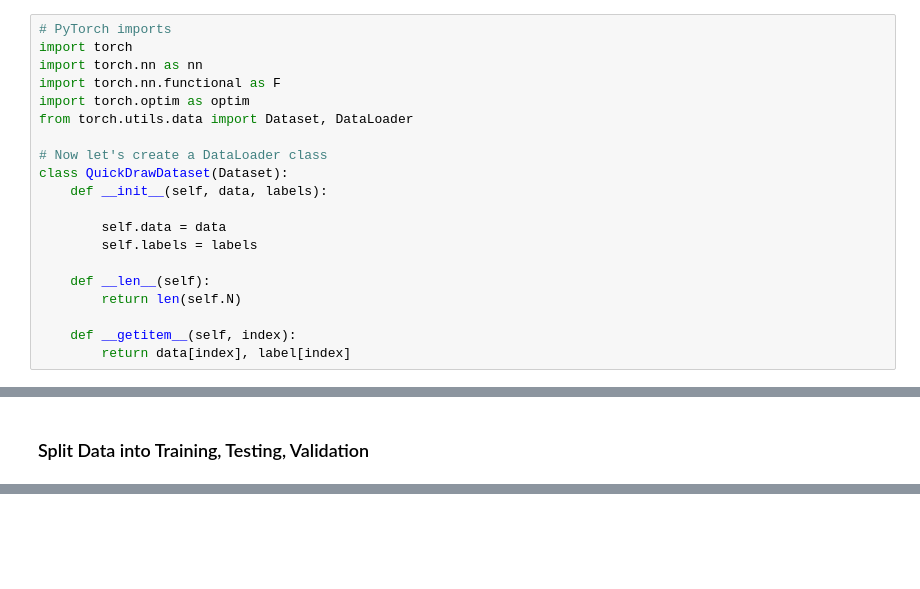
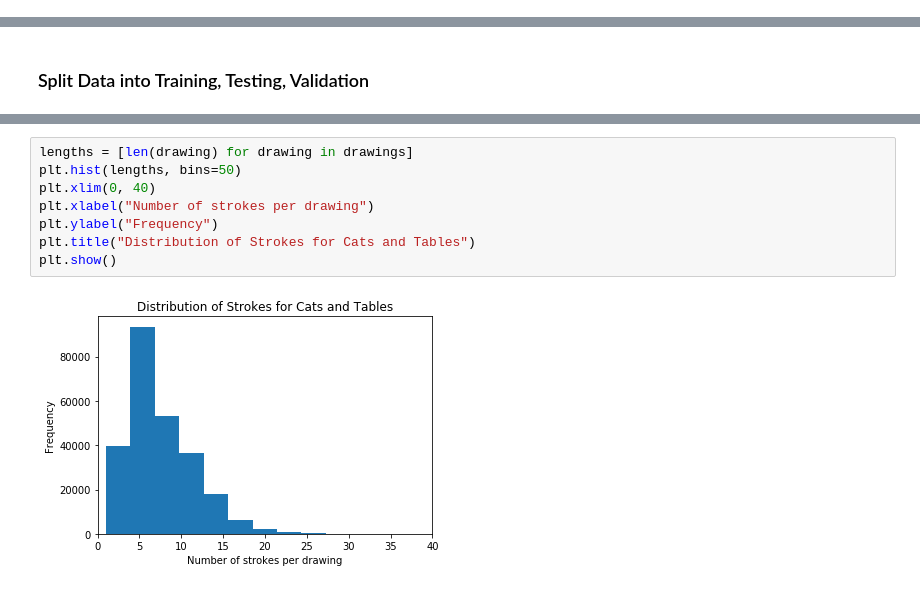
Before and after one commit to rmsander/quickdraw-pragmatics, a Jupyter notebook: python/explore_data.ipynb, the cells around one changed output, grey strips where cells are left out. Drawn from its saved outputs; the diff is of its cells as text; blank space fills up the shorter version.

```diff
--- a/python/explore_data.ipynb
+++ b/python/explore_data.ipynb
@@ -74,23 +80,3 @@ Class indices to classes mapping: {0: 'cat', 1: 'table'}
 # %% [markdown]
 ## Create a PyTorch DataLoader Using Drawings
 Let's transform our dataset into a PyTorch DataLoader so we can begin training!
-# %%
-# PyTorch imports
-import torch
-import torch.nn as nn
-import torch.nn.functional as F
-import torch.optim as optim
-from torch.utils.data import Dataset, DataLoader
-
-# Now let's create a DataLoader class
-class QuickDrawDataset(Dataset):
-    def __init__(self, data, labels):
-
-        self.data = data
-        self.labels = labels
-
-    def __len__(self):
-        return len(self.N)
-
-    def __getitem__(self, index):
-        return data[index], label[index]
@@ -140,0 +452,10 @@ print(.shape)
+# %%
+lengths = [len(drawing) for drawing in drawings]
+plt.hist(lengths, bins=50)
+plt.xlim(0, 40)
+plt.xlabel("Number of strokes per drawing")
+plt.ylabel("Frequency")
+plt.title("Distribution of Strokes for Cats and Tables")
+plt.show()
+# %% [output]
+[figure, added]
```
Also changed, not shown: parts of 24 cells of this notebook, 1 other file.
